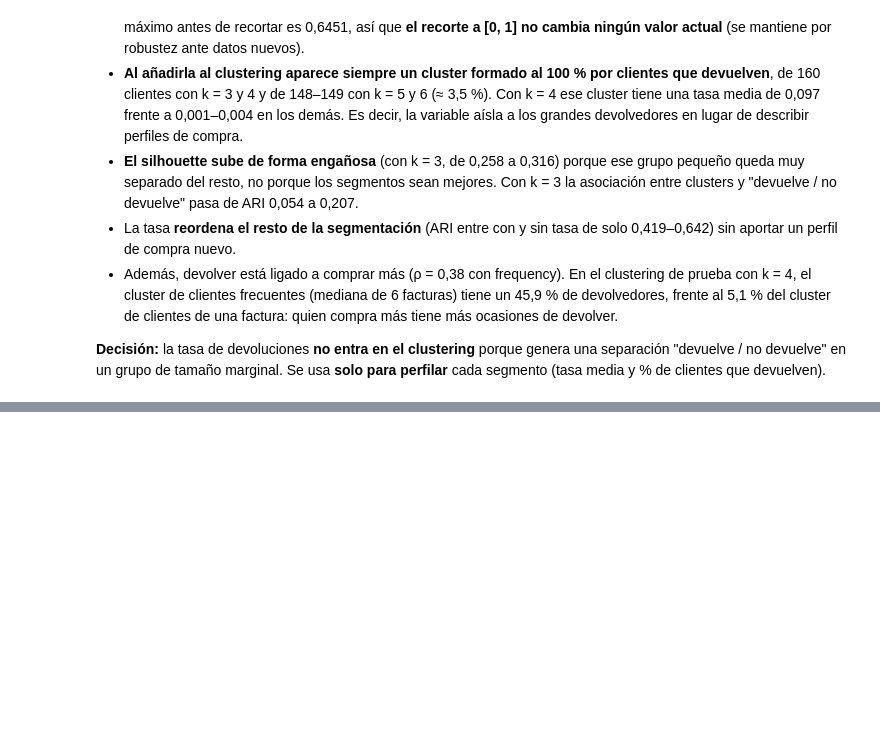
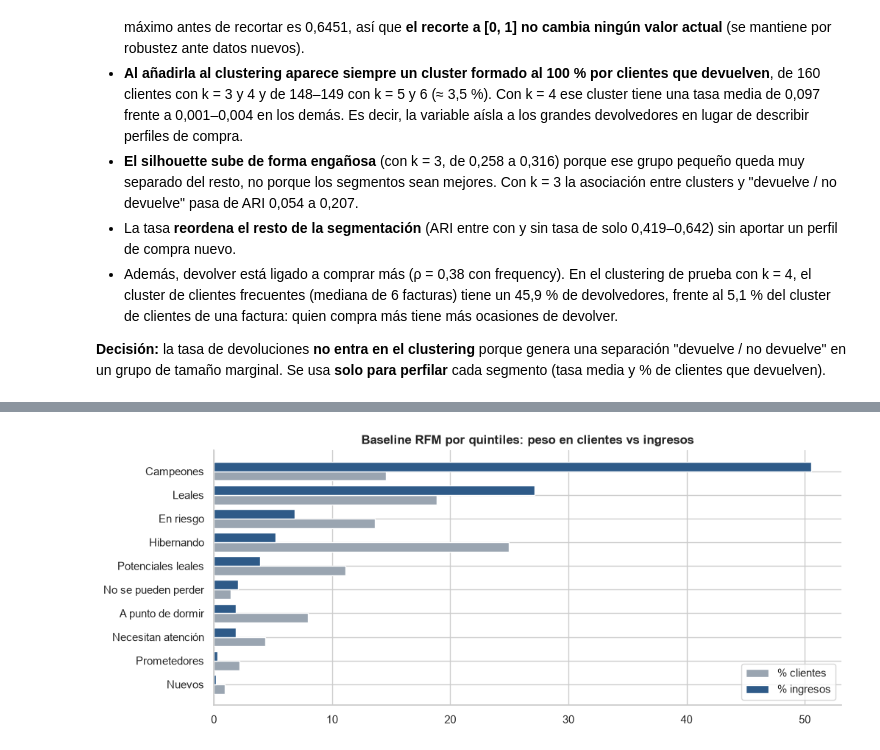
Before and after one commit to Andres766/proeyecto-mineria-de-datos, a Jupyter notebook: notebooks/02_features.ipynb, the cells around one changed output, grey strips where cells are left out. Cells and saved outputs as stored; diff of their text form; code cells hidden in the pictures; blank space fills up the shorter version.

Commit message:
Añade baseline RFM, artefactos y resumen de decisiones al notebook

```diff
--- a/notebooks/02_features.ipynb
+++ b/notebooks/02_features.ipynb
@@ -564,0 +571,5 @@ devuelven).
+# %%
+baseline = segmentar_rfm_quintiles(clientes)
+clientes = clientes.join(baseline)
+print("Clientes por puntuación F (los empates en frequency = 1 se reparten por orden de aparición):")
+print(clientes.groupby("F")["frequency"].agg(["size", "min", "max"]).T)
@@ -564,0 +582,8 @@ devuelven).
+# %%
+resumen_rfm = (clientes.groupby("segmento_rfm")
+               .agg(clientes=("recency", "size"), recency_med=("recency", "median"), frequency_med=("frequency", "median"),
+                    monetary_med=("monetary", "median"), ingresos=("monetary", "sum"))
+               .assign(pct_clientes=lambda d: 100 * d["clientes"] / d["clientes"].sum(),
+                       pct_ingresos=lambda d: 100 * d["ingresos"] / d["ingresos"].sum())
+               .sort_values("ingresos", ascending=False))
+resumen_rfm
@@ -564,0 +603,13 @@ devuelven).
+# %%
+fig, ax = plt.subplots(figsize=(11, 4.5))
+orden = resumen_rfm.index[::-1]
+y = np.arange(len(orden))
+ax.barh(y - 0.2, resumen_rfm.loc[orden, "pct_clientes"], height=0.4, color=COLOR_NEUTRO, label="% clientes")
+ax.barh(y + 0.2, resumen_rfm.loc[orden, "pct_ingresos"], height=0.4, color=COLOR_PRINCIPAL, label="% ingresos")
+ax.set_yticks(y, orden)
+ax.set_title("Baseline RFM por quintiles: peso en clientes vs ingresos")
+ax.legend(loc="lower right")
+guardar_figura(fig, "02_baseline_rfm")
+plt.show()
+# %% [output]
+[figure, added]
```
Also changed, not shown: parts of 8 cells of this notebook.
